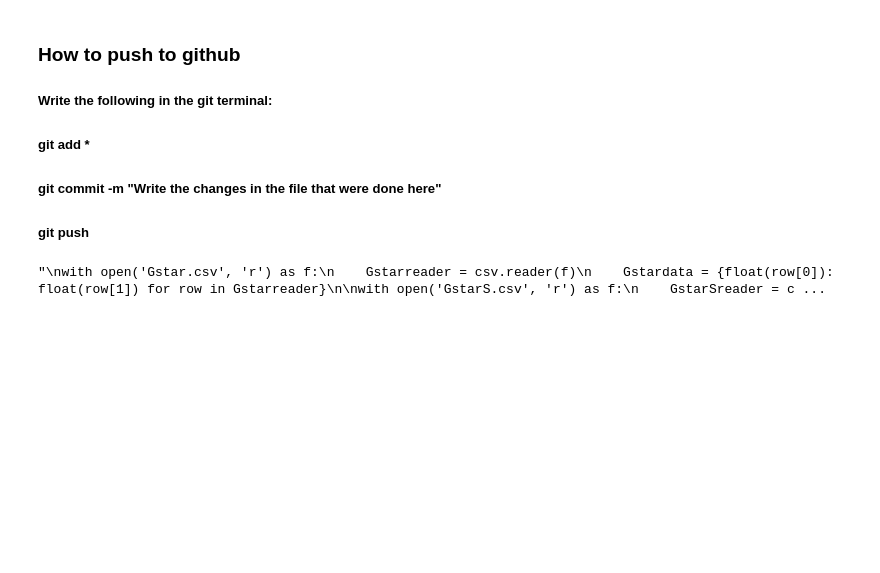
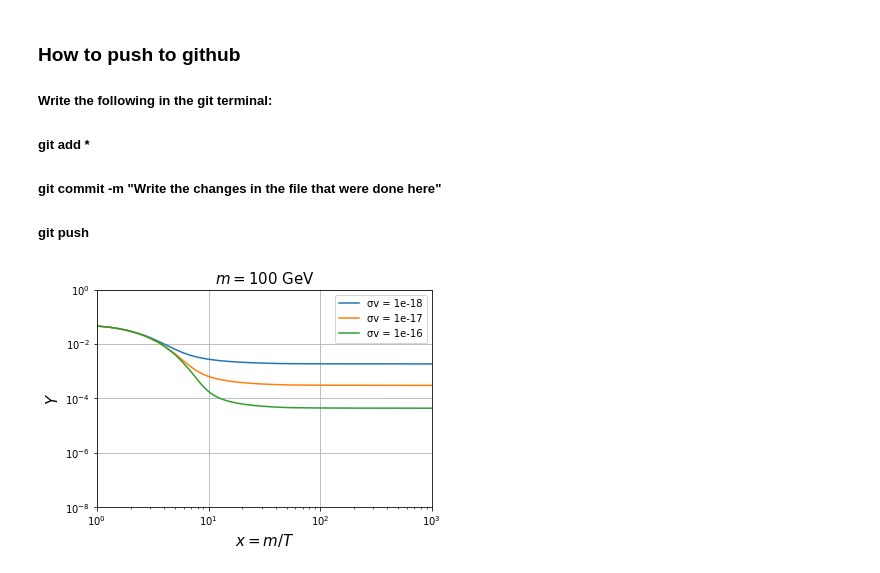
Before and after one commit to IgalPress/Thesis, a Jupyter notebook: FreezeOutCode.ipynb, the cells around one changed output. Cells and saved outputs as stored; diff of their text form; code cells hidden in the pictures; blank space fills up the shorter version.

Commit message:
Fixed the freeze-out code and completely overhauled half the functions

```diff
--- a/FreezeOutCode.ipynb
+++ b/FreezeOutCode.ipynb
@@ -14,12 +18,25 @@ import csv
-# %%
-"""
-with open('Gstar.csv', 'r') as f:
-    Gstarreader = csv.reader(f)
-    Gstardata = {float(row[0]): float(row[1]) for row in Gstarreader}
-
-with open('GstarS.csv', 'r') as f:
-    GstarSreader = csv.reader(f)
-    GstarSdata = {float(row[0]): float(row[1]) for row in GstarSreader}
-"""
-# %% [output]
-"\nwith open('Gstar.csv', 'r') as f:\n    Gstarreader = csv.reader(f)\n    Gstardata = {float(row[0]): float(row[1]) for row in Gstarreader}\n\nwith open('GstarS.csv', 'r') as f:\n    GstarSreader = c ...
+# %%
+%run FreezeOutFunctions.ipynb
+%run CrossSectionFunctions.ipynb
+
+particles = ["TestMeson", "TestBaryon", "TestMeson2"]
+
+x=np.logspace(np.log10(1),np.log10(1000),10000)
+
+for particle in particles:
+    cross_section = particle_cross_sections.get(particle,1)
+    k=fk(particle)
+    Y=integrate.odeint(dYdx,Y_EQ(x[0], particle), x, args=(particle,))
+    plt.loglog(x,Y,label=f'σv = {cross_section}')
+
+
+
+plt.ylim(1E-8,1)
+plt.xlim(1,1000)
+plt.xlabel('$x = m/T$', size= 15)
+plt.ylabel('$Y$', size= 15)
+plt.title('$m = 100$ GeV', size= 15)
+plt.legend()
+plt.grid()
+# %% [output]
+[figure, added]
```
Also changed, not shown: parts of 9 cells of this notebook, 4 other files.
